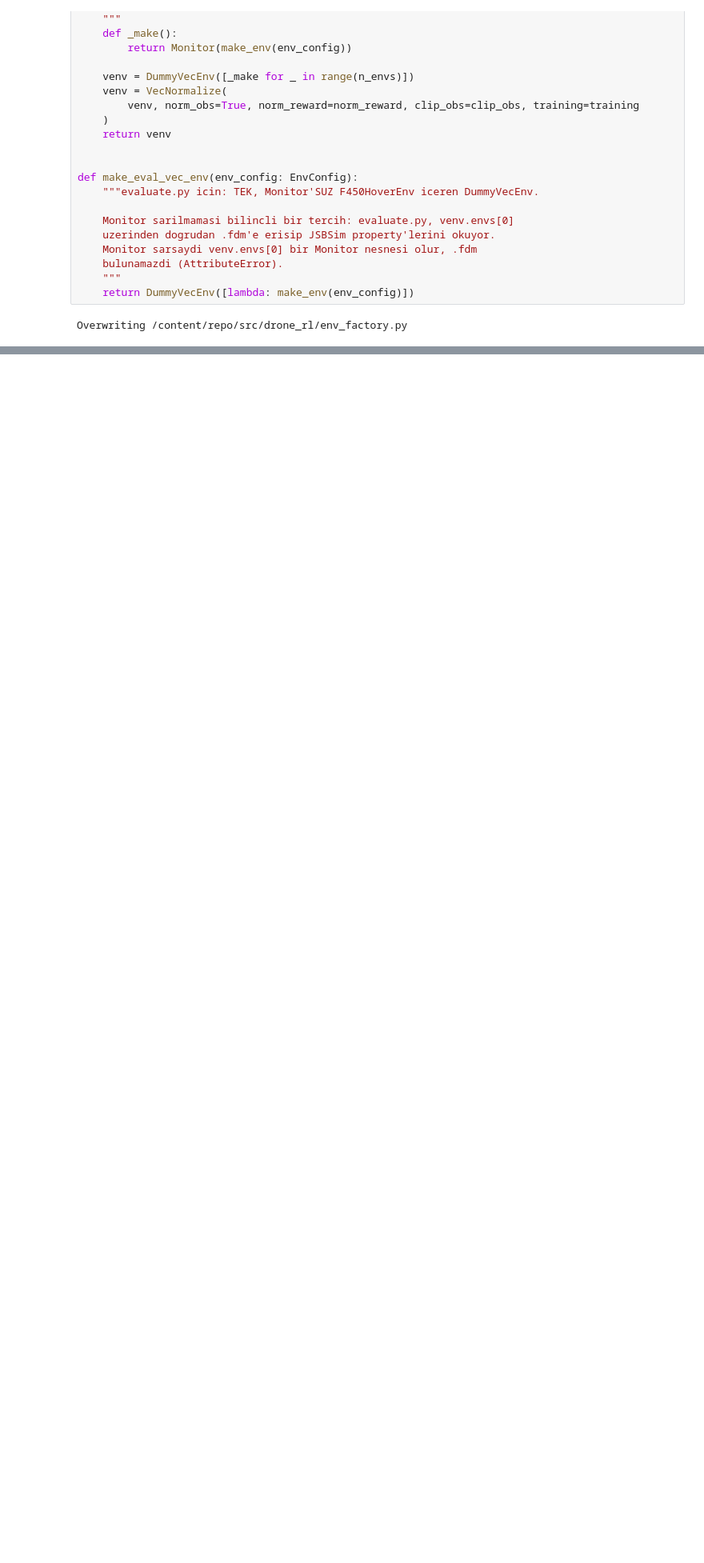
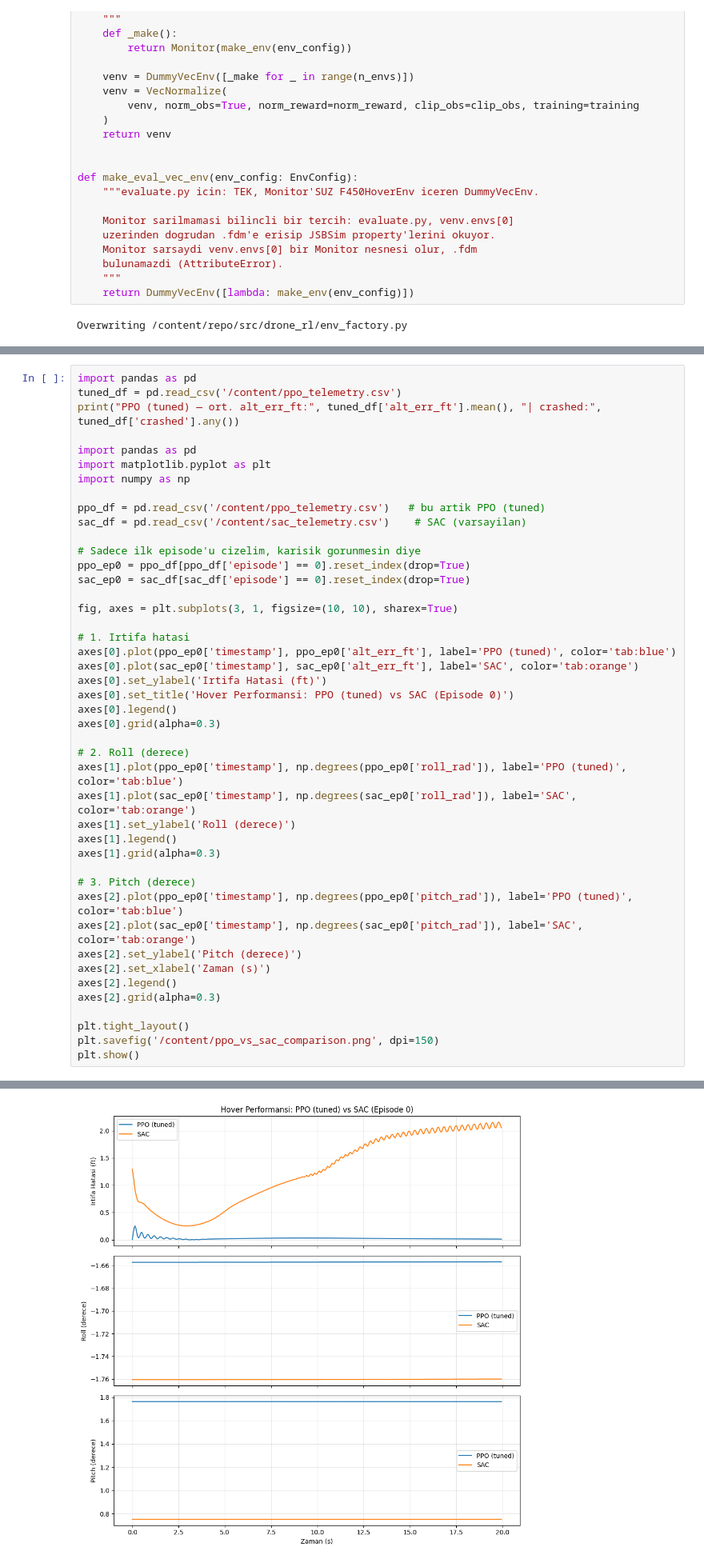
Before and after one commit to miray7yuce/quadcopter-rl-copilot, a Jupyter notebook: notebooks/quadcopter_rl.ipynb, the cells around one changed output, grey strips where cells are left out. Shown at 80% size. Drawn from its saved outputs; the diff is of its cells as text; blank space fills up the shorter version.

Commit message:
basic matplotlib visualization for tuned ppo-ppo and sac

```diff
--- a/notebooks/quadcopter_rl.ipynb
+++ b/notebooks/quadcopter_rl.ipynb
@@ -1336,0 +1336,45 @@ To https://github.com/miray7yuce/quadcopter-rl-copilot.git
+# %%
+import pandas as pd
+tuned_df = pd.read_csv('/content/ppo_telemetry.csv')
+print("PPO (tuned) — ort. alt_err_ft:", tuned_df['alt_err_ft'].mean(), "| crashed:", tuned_df['crashed'].any())
+
+import pandas as pd
+import matplotlib.pyplot as plt
+import numpy as np
+
+ppo_df = pd.read_csv('/content/ppo_telemetry.csv')   # bu artik PPO (tuned)
+sac_df = pd.read_csv('/content/sac_telemetry.csv')    # SAC (varsayilan)
+
+# Sadece ilk episode'u cizelim, karisik gorunmesin diye
+ppo_ep0 = ppo_df[ppo_df['episode'] == 0].reset_index(drop=True)
+sac_ep0 = sac_df[sac_df['episode'] == 0].reset_index(drop=True)
+
+fig, axes = plt.subplots(3, 1, figsize=(10, 10), sharex=True)
+
+# 1. Irtifa hatasi
+axes[0].plot(ppo_ep0['timestamp'], ppo_ep0['alt_err_ft'], label='PPO (tuned)', color='tab:blue')
+axes[0].plot(sac_ep0['timestamp'], sac_ep0['alt_err_ft'], label='SAC', color='tab:orange')
+axes[0].set_ylabel('Irtifa Hatasi (ft)')
+axes[0].set_title('Hover Performansi: PPO (tuned) vs SAC (Episode 0)')
+axes[0].legend()
+axes[0].grid(alpha=0.3)
+
+# 2. Roll (derece)
+axes[1].plot(ppo_ep0['timestamp'], np.degrees(ppo_ep0['roll_rad']), label='PPO (tuned)', color='tab:blue')
+axes[1].plot(sac_ep0['timestamp'], np.degrees(sac_ep0['roll_rad']), label='SAC', color='tab:orange')
+axes[1].set_ylabel('Roll (derece)')
+axes[1].legend()
+axes[1].grid(alpha=0.3)
+
+# 3. Pitch (derece)
+axes[2].plot(ppo_ep0['timestamp'], np.degrees(ppo_ep0['pitch_rad']), label='PPO (tuned)', color='tab:blue')
+axes[2].plot(sac_ep0['timestamp'], np.degrees(sac_ep0['pitch_rad']), label='SAC', color='tab:orange')
+axes[2].set_ylabel('Pitch (derece)')
+axes[2].set_xlabel('Zaman (s)')
+axes[2].legend()
+axes[2].grid(alpha=0.3)
+
+plt.tight_layout()
+plt.savefig('/content/ppo_vs_sac_comparison.png', dpi=150)
+plt.show()
+# %% [output]
@@ -1336,0 +1382 @@ To https://github.com/miray7yuce/quadcopter-rl-copilot.git
+[figure, added]
```
Also changed, not shown: parts of 3 cells of this notebook.
